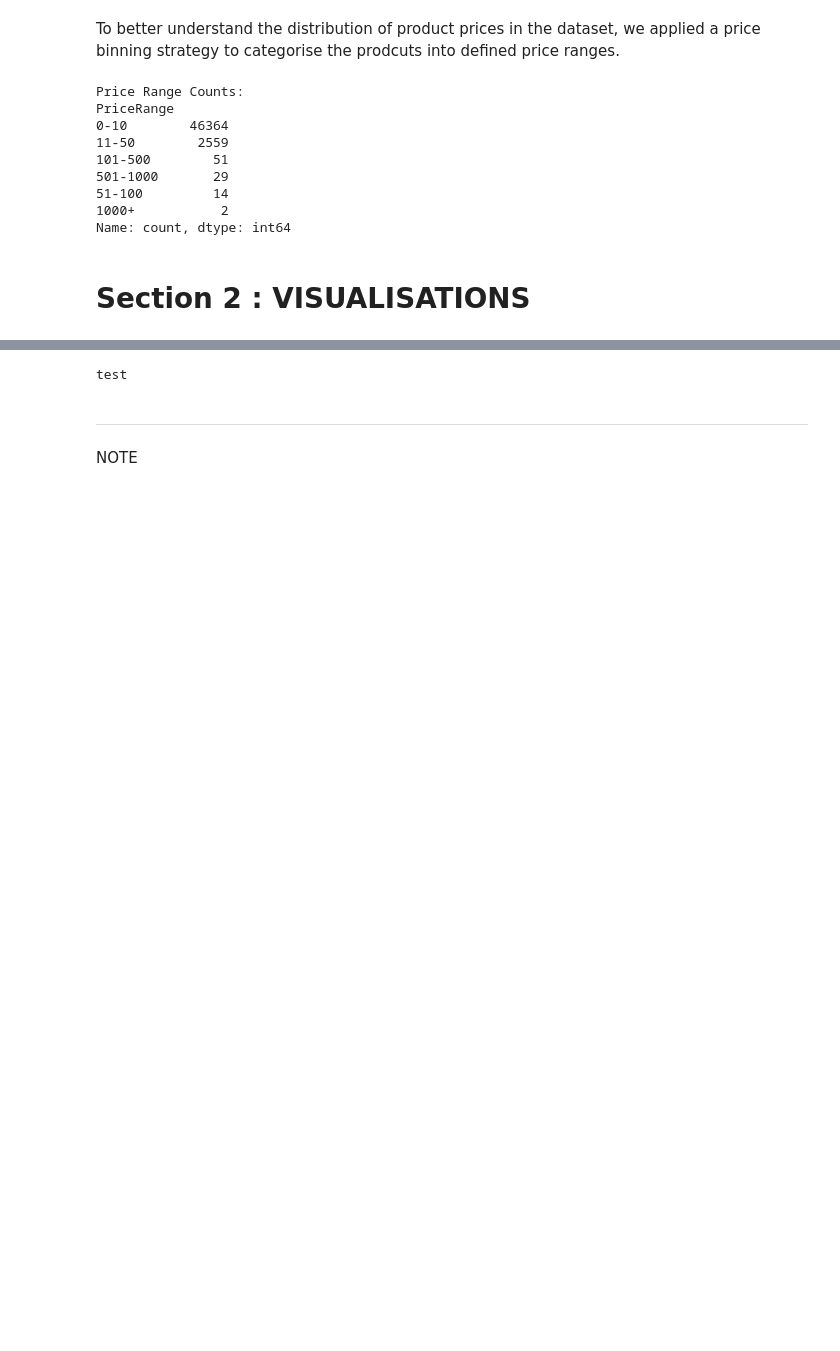
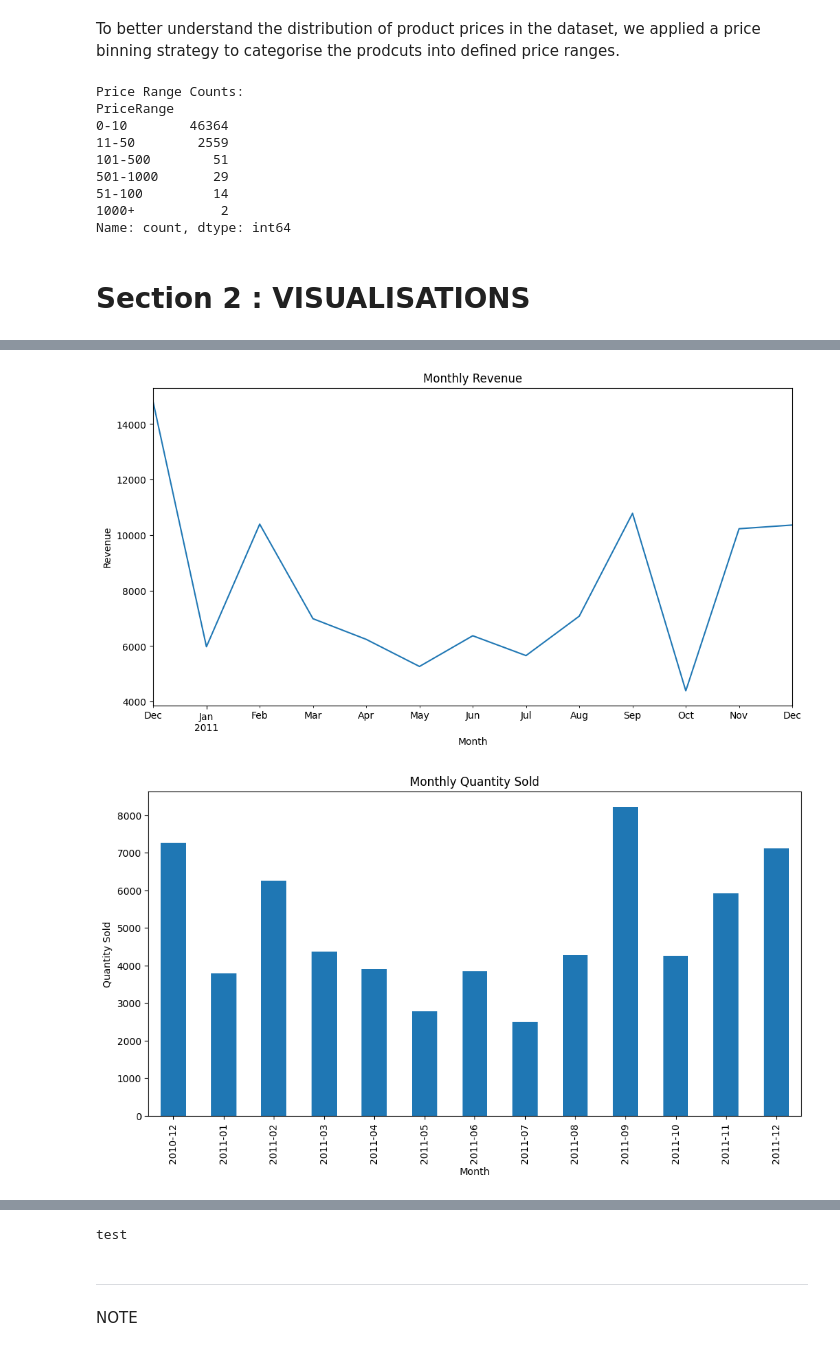
Before and after one commit to Tee-DataA/Online_Retail_Sales_Analysis, a Jupyter notebook: jupyter_notebooks/Notebook_Template.ipynb, the cells around one changed output, grey strips where cells are left out. Saved outputs shown, nothing was run; the diff lists cells and outputs as text; code cells hidden in the pictures; blank space fills up the shorter version.

Commit message:
Graphs added, please check

```diff
--- a/jupyter_notebooks/Notebook_Template.ipynb
+++ b/jupyter_notebooks/Notebook_Template.ipynb
@@ -689,0 +706,36 @@ Section 2 content
+# %%
+# Calculate the revenue for each row
+df_truncated_cleaned['Revenue'] = df_truncated_cleaned['Quantity'] * df_truncated_cleaned['UnitPrice']
+
+# Group by month and calculate the total revenue for each month
+monthly_revenue = df_truncated_cleaned.groupby(df_truncated_cleaned['InvoiceDate'].dt.to_period('M'))['Revenue'].sum()
+
+# Plot the bar chart
+monthly_revenue.plot(kind='line', figsize=(12, 6), title='Monthly Revenue')
+plt.xlabel('Month')
+plt.ylabel('Revenue')
+plt.show()
+
+# Monthly Quantity Sold
+monthly_quantity = df_truncated_cleaned.groupby(df_truncated_cleaned['InvoiceDate'].dt.to_period('M'))['Quantity'].sum()
+monthly_quantity.plot(kind='bar', figsize=(12, 6), title='Monthly Quantity Sold')
+plt.xlabel('Month')
+plt.ylabel('Quantity Sold')
+plt.show()
+
+# Top 10 Products by Quantity Sold
+top_products = df_truncated_cleaned.groupby('Description')['Quantity'].sum().nlargest(10)
+top_products.plot(kind='bar', figsize=(12, 6), title='Top 10 Products by Quantity Sold')
+plt.xlabel('Product')
+plt.ylabel('Quantity Sold')
+plt.show()
+
+# Top 10 Customers by Revenue
+top_customers = df_truncated_cleaned.groupby('CustomerID')['Revenue'].sum().nlargest(10)
+top_customers.plot(kind='bar', figsize=(12, 6), title='Top 10 Customers by Revenue')
+plt.xlabel('Customer ID')
+plt.ylabel('Revenue')
+plt.show()
+# %% [output]
+[figure, added]
+[figure, added]
```
Also changed, not shown: parts of 12 cells of this notebook.
